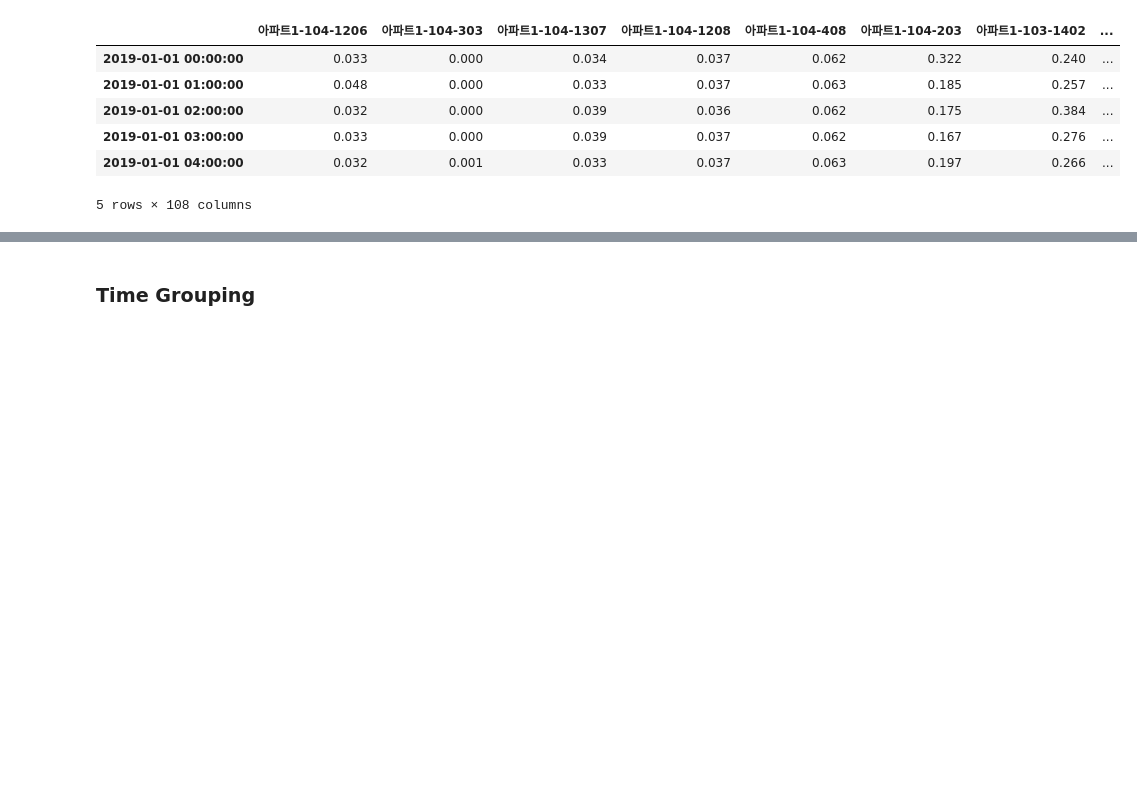
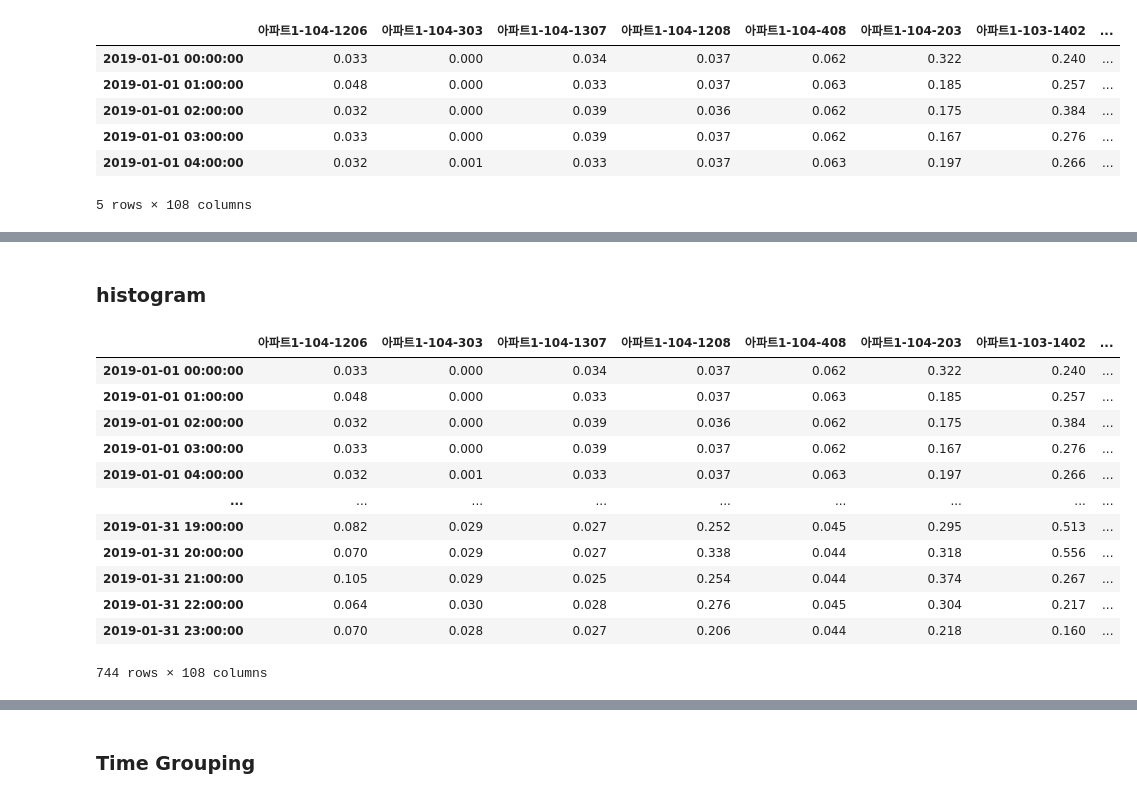
Before and after one commit to formegusto/distribution-public-fee, a Jupyter notebook: pt6. 전기절약 피드백 (TimeDivision KMeans Based).ipynb, the cells around one changed output, grey strips where cells are left out. Drawn from its saved outputs; the diff is of its cells as text; code cells hidden in the pictures; blank space fills up the shorter version.

```diff
--- a/pt6. 전기절약 피드백 (TimeDivision KMeans Based).ipynb
+++ b/pt6. 전기절약 피드백 (TimeDivision KMeans Based).ipynb
@@ -87,0 +153,18 @@ sf.kmeans.draw_cont_plot()
+# %% [markdown]
+### histogram
+# %%
+m_60_1[test_time]
+# %% [output]
+|  | 아파트1-104-1206 | 아파트1-104-303 | 아파트1-104-1307 | 아파트1-104-1208 | 아파트1-104-408 | 아파트1-104-203 | 아파트1-103-1402 | ... |
+| 2019-01-01 00:00:00 | 0.033 | 0.000 | 0.034 | 0.037 | 0.062 | 0.322 | 0.240 | ... |
+| 2019-01-01 01:00:00 | 0.048 | 0.000 | 0.033 | 0.037 | 0.063 | 0.185 | 0.257 | ... |
+| 2019-01-01 02:00:00 | 0.032 | 0.000 | 0.039 | 0.036 | 0.062 | 0.175 | 0.384 | ... |
+| 2019-01-01 03:00:00 | 0.033 | 0.000 | 0.039 | 0.037 | 0.062 | 0.167 | 0.276 | ... |
+| 2019-01-01 04:00:00 | 0.032 | 0.001 | 0.033 | 0.037 | 0.063 | 0.197 | 0.266 | ... |
+| ... | ... | ... | ... | ... | ... | ... | ... | ... |
+| 2019-01-31 19:00:00 | 0.082 | 0.029 | 0.027 | 0.252 | 0.045 | 0.295 | 0.513 | ... |
+| 2019-01-31 20:00:00 | 0.070 | 0.029 | 0.027 | 0.338 | 0.044 | 0.318 | 0.556 | ... |
+| 2019-01-31 21:00:00 | 0.105 | 0.029 | 0.025 | 0.254 | 0.044 | 0.374 | 0.267 | ... |
+| 2019-01-31 22:00:00 | 0.064 | 0.030 | 0.028 | 0.276 | 0.045 | 0.304 | 0.217 | ... |
+| 2019-01-31 23:00:00 | 0.070 | 0.028 | 0.027 | 0.206 | 0.044 | 0.218 | 0.160 | ... |
+744 rows × 108 columns
```
Also changed, not shown: parts of 10 cells of this notebook.
